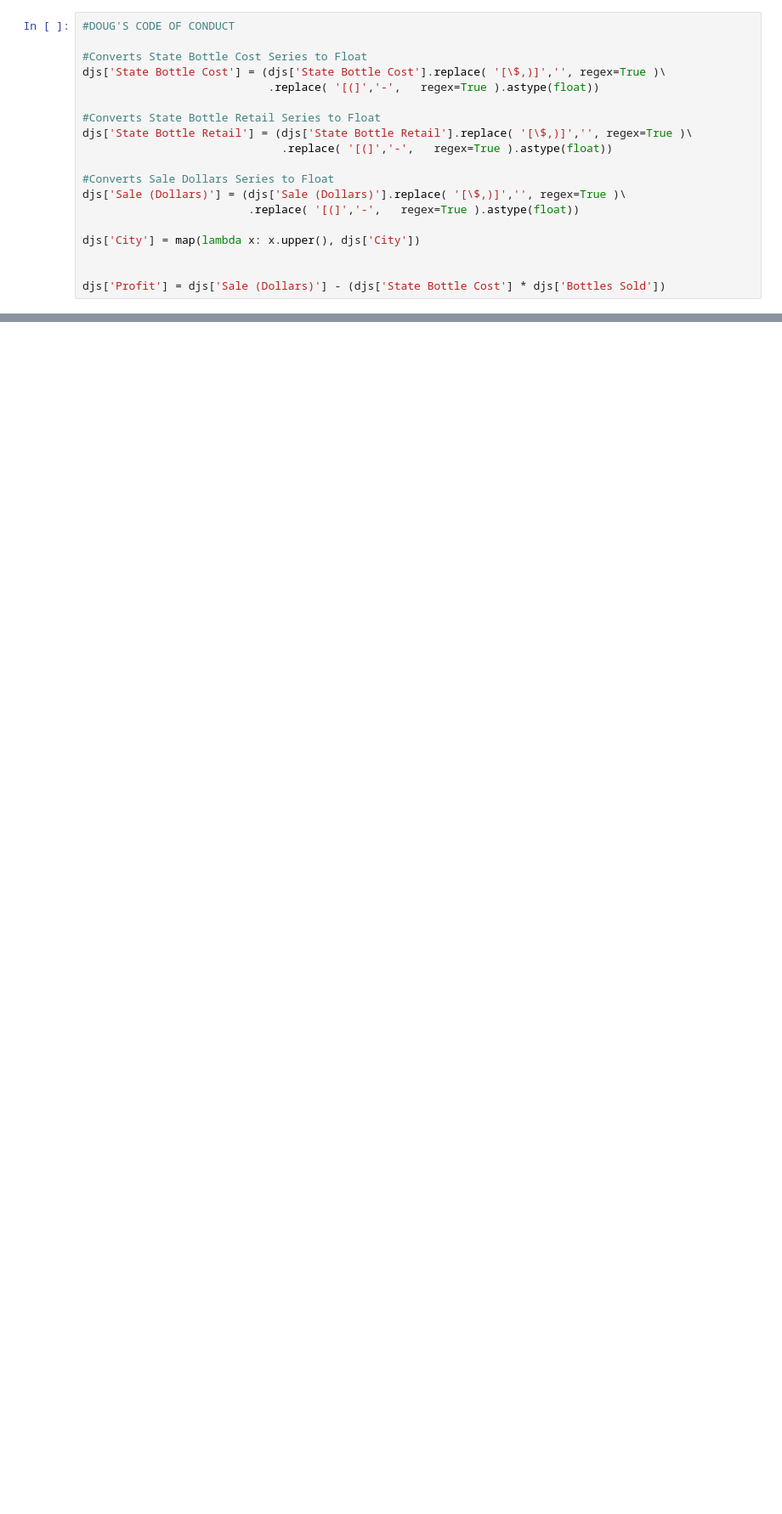
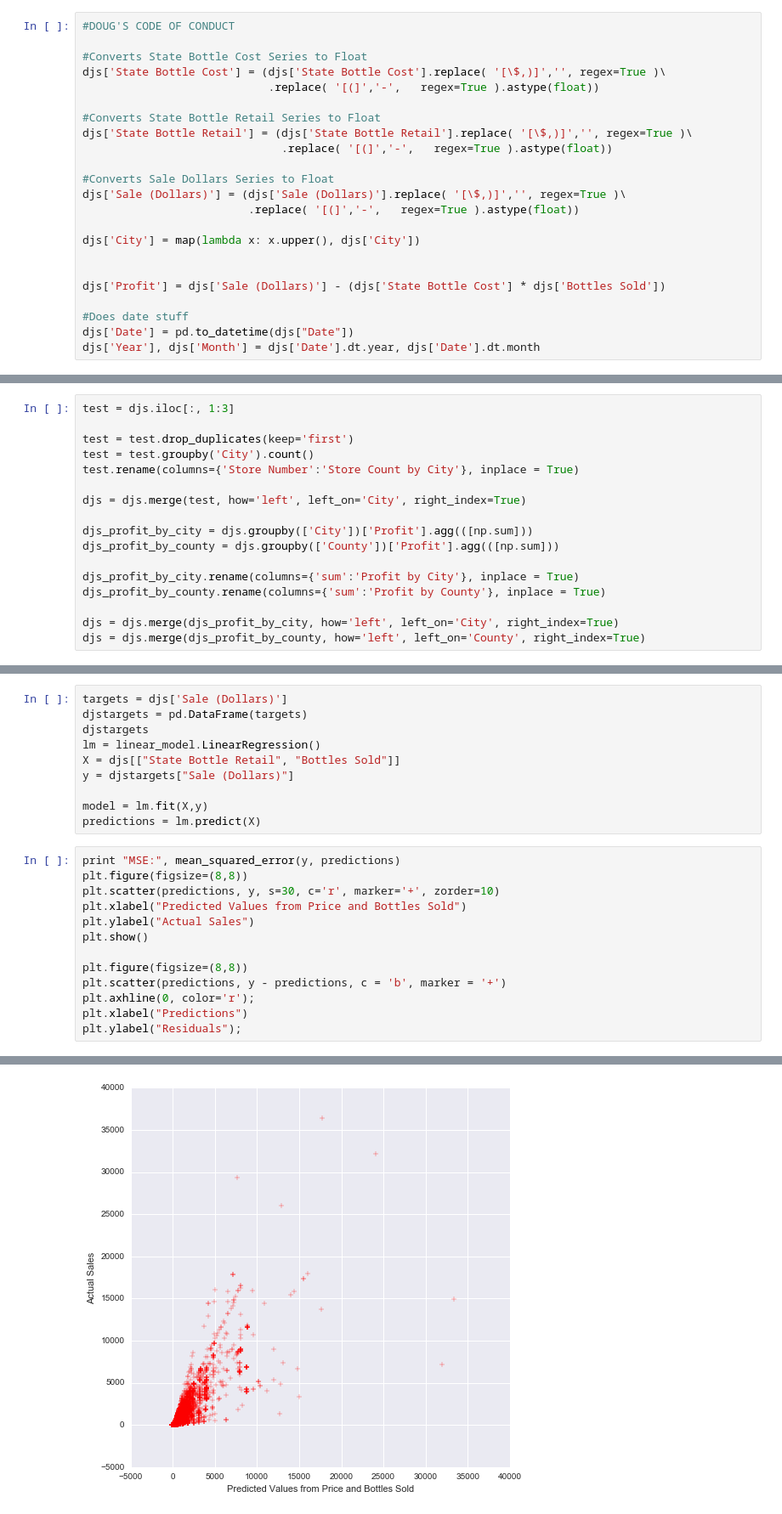
Before and after one commit to samjfalk/-GA-DSI, a Jupyter notebook: Jesse Project 3.ipynb, the cells around one changed output, grey strips where cells are left out. Shown: that part at 85% size. Drawn from its saved outputs; the diff is of its cells as text; blank space fills up the shorter version.

```diff
--- a/Jesse Project 3.ipynb
+++ b/Jesse Project 3.ipynb
@@ -30,6 +36,10 @@ djs['City'] = map(lambda x: x.upper(), djs['City'])
 
 
 djs['Profit'] = djs['Sale (Dollars)'] - (djs['State Bottle Cost'] * djs['Bottles Sold'])
+
+#Does date stuff
+djs['Date'] = pd.to_datetime(djs["Date"])
+djs['Year'], djs['Month'] = djs['Date'].dt.year, djs['Date'].dt.month
 # %%
 #Reading in City/County name and estimated 2015 population
 name_df = df.iloc[:,8:9]
@@ -128,0 +101,17 @@ print
+# %%
+test = djs.iloc[:, 1:3]
+
+test = test.drop_duplicates(keep='first')
+test = test.groupby('City').count()
+test.rename(columns={'Store Number':'Store Count by City'}, inplace = True)
+
+djs = djs.merge(test, how='left', left_on='City', right_index=True)
+
+djs_profit_by_city = djs.groupby(['City'])['Profit'].agg(([np.sum]))
+djs_profit_by_county = djs.groupby(['County'])['Profit'].agg(([np.sum]))
+
+djs_profit_by_city.rename(columns={'sum':'Profit by City'}, inplace = True)
+djs_profit_by_county.rename(columns={'sum':'Profit by County'}, inplace = True)
+
+djs = djs.merge(djs_profit_by_city, how='left', left_on='City', right_index=True)
+djs = djs.merge(djs_profit_by_county, how='left', left_on='County', right_index=True)
@@ -128,0 +165,24 @@ print
+# %%
+targets = djs['Sale (Dollars)']
+djstargets = pd.DataFrame(targets)
+djstargets
+lm = linear_model.LinearRegression()
+X = djs[["State Bottle Retail", "Bottles Sold"]]
+y = djstargets["Sale (Dollars)"]
+
+model = lm.fit(X,y)
+predictions = lm.predict(X)
+# %%
+print "MSE:", mean_squared_error(y, predictions)
+plt.figure(figsize=(8,8))
+plt.scatter(predictions, y, s=30, c='r', marker='+', zorder=10)
+plt.xlabel("Predicted Values from Price and Bottles Sold")
+plt.ylabel("Actual Sales")
+plt.show()
+
+plt.figure(figsize=(8,8))
+plt.scatter(predictions, y - predictions, c = 'b', marker = '+')
+plt.axhline(0, color='r');
+plt.xlabel("Predictions")
+plt.ylabel("Residuals");
+# %% [output]
@@ -128,0 +190 @@ print
+[figure, added]
```
Also changed, not shown: parts of 16 cells of this notebook.
